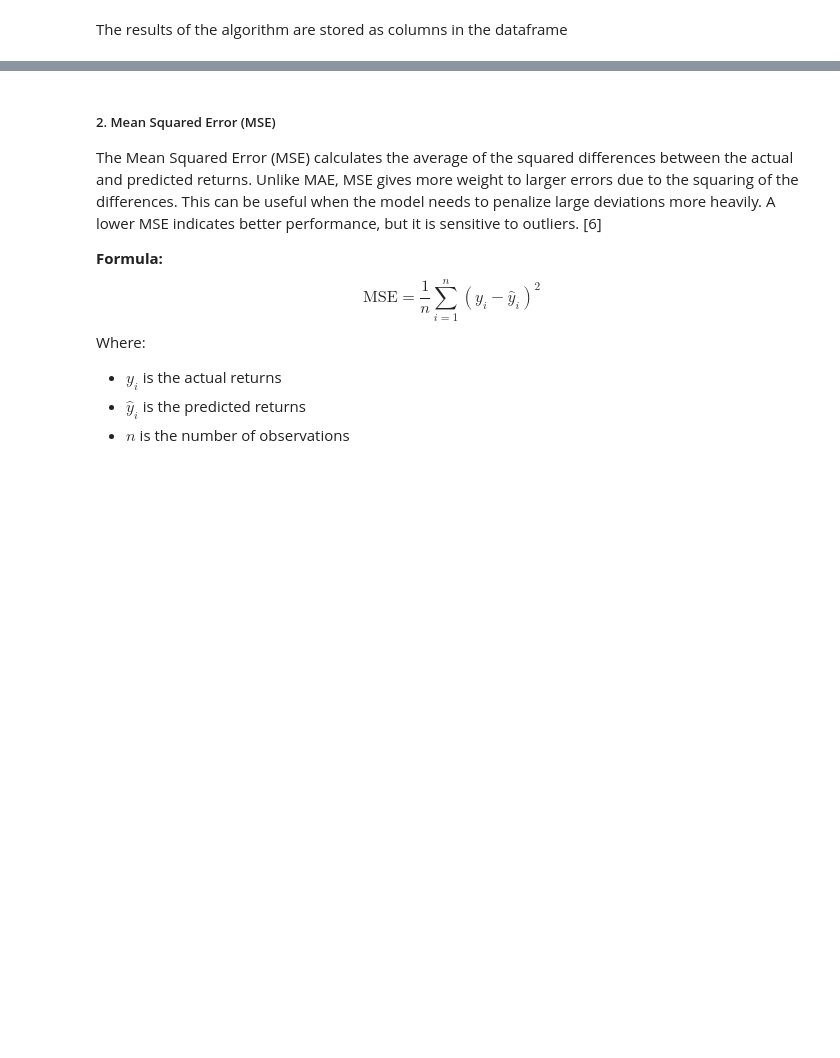
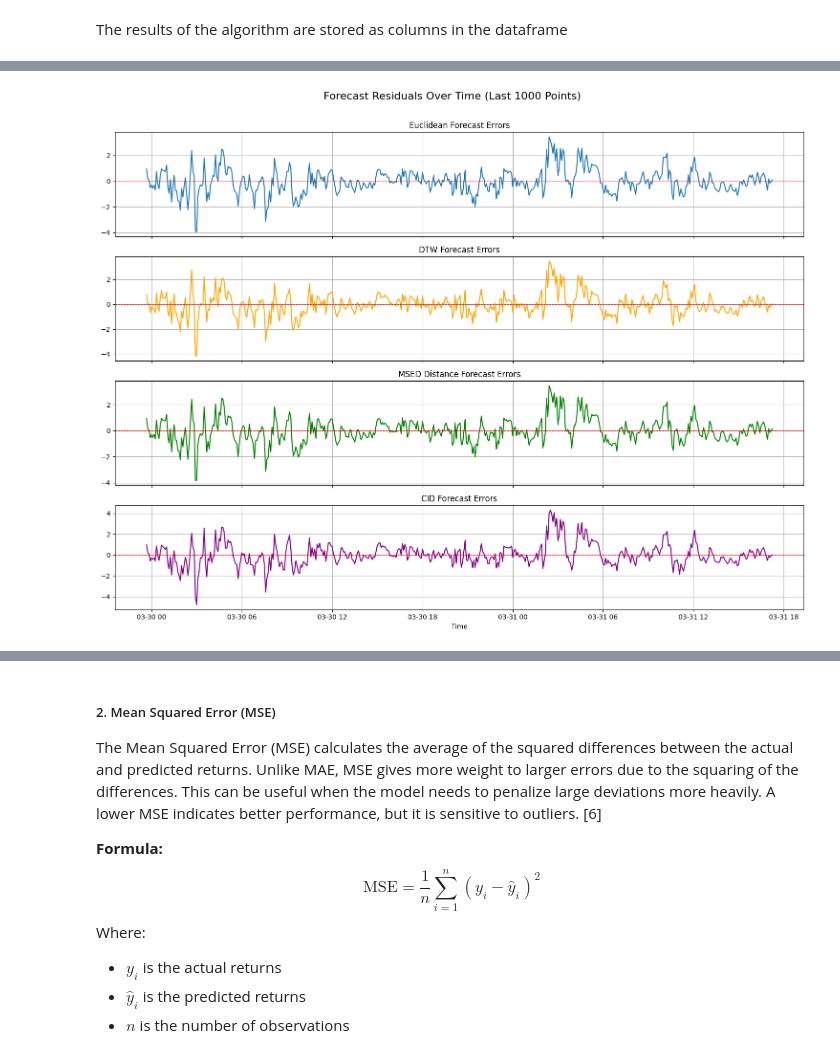
Before and after one commit to Kristofferjoha/Dynamic-Time-Patterns, a Jupyter notebook: Dynamic_Time_Patterns.ipynb, the cells around one changed output, grey strips where cells are left out. Saved outputs shown, nothing was run; the diff lists cells and outputs as text; code cells hidden in the pictures; blank space fills up the shorter version.

```diff
--- a/Dynamic_Time_Patterns.ipynb
+++ b/Dynamic_Time_Patterns.ipynb
@@ -744,0 +757,35 @@ Several error metrics can be used to assess the accuracy of the algorithm's pred
+# %%
+df['euc_error'] = df["std_ema_returns"] - df["knn_euc_pred"]
+df['dtw_error'] = df["std_ema_returns"] - df["knn_dtw_pred"]
+df['msed_error'] = df["std_ema_returns"] - df["knn_msed_pred"]
+df['cid_error'] = df["std_ema_returns"] - df["knn_cid_pred"]
+
+fig, axs = plt.subplots(4, 1, figsize=(15, 12), sharex=True) # 4 rows, 1 col, share x-axis
+
+axs[0].plot(df.index[plot_range:], df['euc_error'][plot_range:], label='Euclidean Error')
+axs[0].set_title('Euclidean Forecast Errors')
+axs[0].axhline(0, color='red', linestyle='--', linewidth=0.8) # Add zero line
+axs[0].grid(True)
+
+axs[1].plot(df.index[plot_range:], df['dtw_error'][plot_range:], label='DTW Error', color='orange')
+axs[1].set_title('DTW Forecast Errors')
+axs[1].axhline(0, color='red', linestyle='--', linewidth=0.8)
+axs[1].grid(True)
+
+axs[2].plot(df.index[plot_range:], df['msed_error'][plot_range:], label='MSED Distance Error', color='green')
+axs[2].set_title('MSED Distance Forecast Errors')
+axs[2].axhline(0, color='red', linestyle='--', linewidth=0.8)
+axs[2].grid(True)
+
+axs[3].plot(df.index[plot_range:], df['cid_error'][plot_range:], label='CID Error', color='purple')
+axs[3].set_title('CID Forecast Errors')
+axs[3].axhline(0, color='red', linestyle='--', linewidth=0.8)
+axs[3].grid(True)
+axs[3].set_xlabel('Time')
+
+
+fig.suptitle('Forecast Residuals Over Time ', fontsize=16)
+plt.tight_layout(rect=[0, 0.03, 1, 0.97]) # Adjust layout to prevent title overlap
+plt.show()
+# %% [output]
+[figure, added]
```
Also changed, not shown: parts of 56 cells of this notebook, 3 other files.
